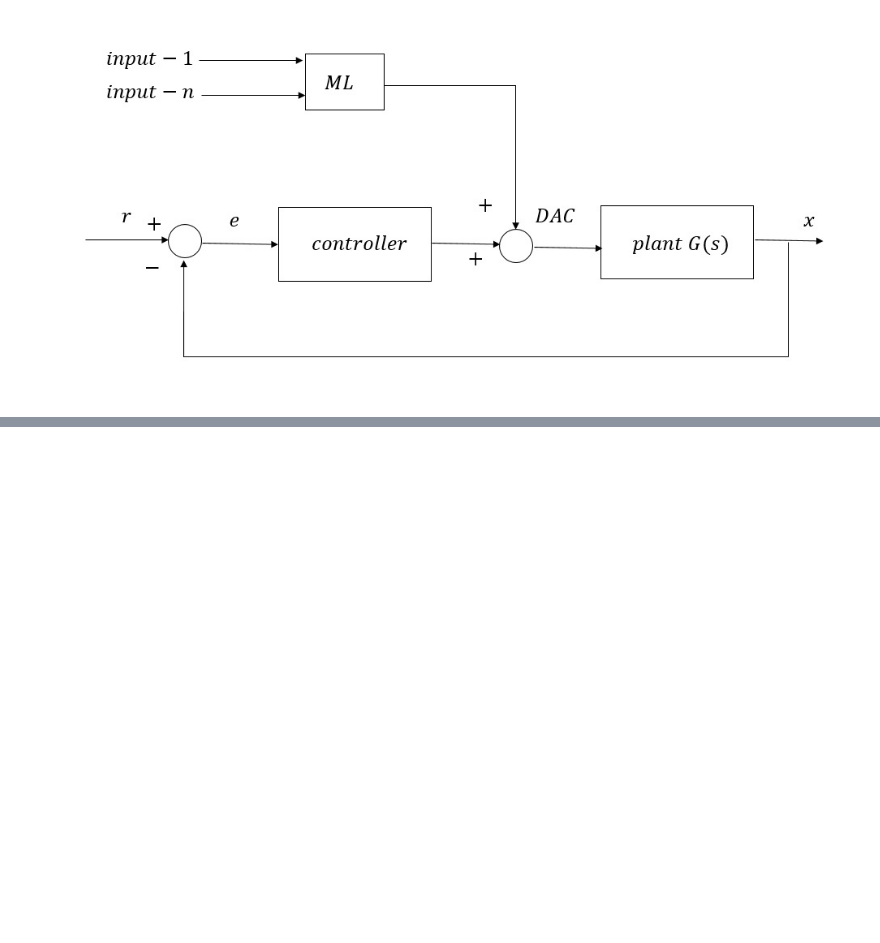
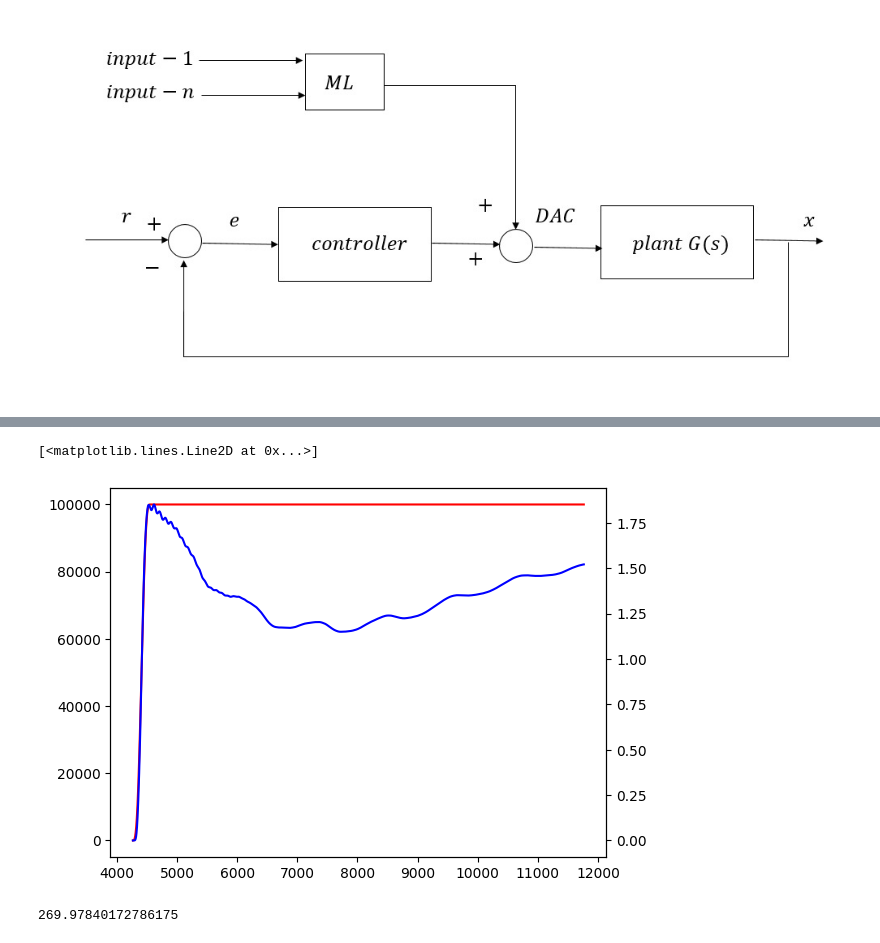
Before and after one commit to ChiragBusiness/FYP, a Jupyter notebook: controll.ipynb, the cells around one changed output, grey strips where cells are left out. Drawn from its saved outputs; the diff is of its cells as text; code cells hidden in the pictures; blank space fills up the shorter version.

```diff
--- a/controll.ipynb
+++ b/controll.ipynb
@@ -23,0 +122,25 @@ data = pd.read_csv("Data/FLOATMAG_BH_Datalog_2023_10_17 09.37.30 _Samp=8000/FLOA
+# %%
+#try to correct for drift by subtracting mean:
+
+
+data["target_velocity"] = (-data["target"] - (-data["target"]).mean()).expanding().apply(lambda x: simps(x, dx=1/8000))
+data["target_position"] = data["target_velocity"].expanding().apply(lambda x: simps(x, dx=1/8000))
+
+fig, ax1 = plt.subplots()
+
+ax1.plot(data["CMD_POS_FLOATMAG_BH"], "r")
+
+ax2 = ax1.twinx()
+
+ax2.plot(data["target_position"], "b")
+# %% [output]
+[<matplotlib.lines.Line2D at 0x...>]
+[figure, added]
+# %%
+data["target_position"].max()
+#ok so count of 100000 is equivelent to 1.852 of the endpoint position value
+#have to multiply endpoint position value by 270.0 to get conversion to um
+
+#500 / 1.852
+# %% [output]
+269.97840172786175
```
Also changed, not shown: parts of 26 cells of this notebook, 7 other files.
